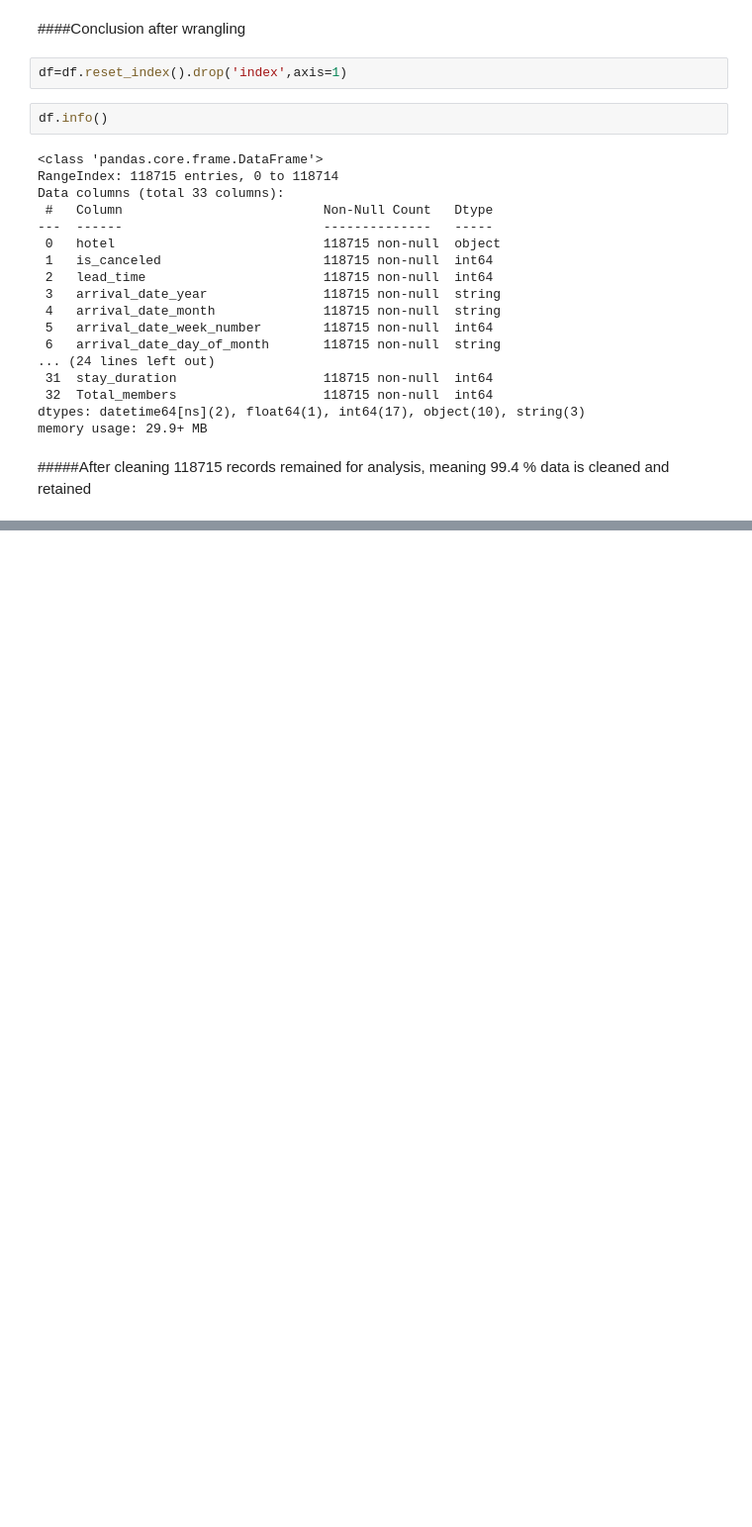
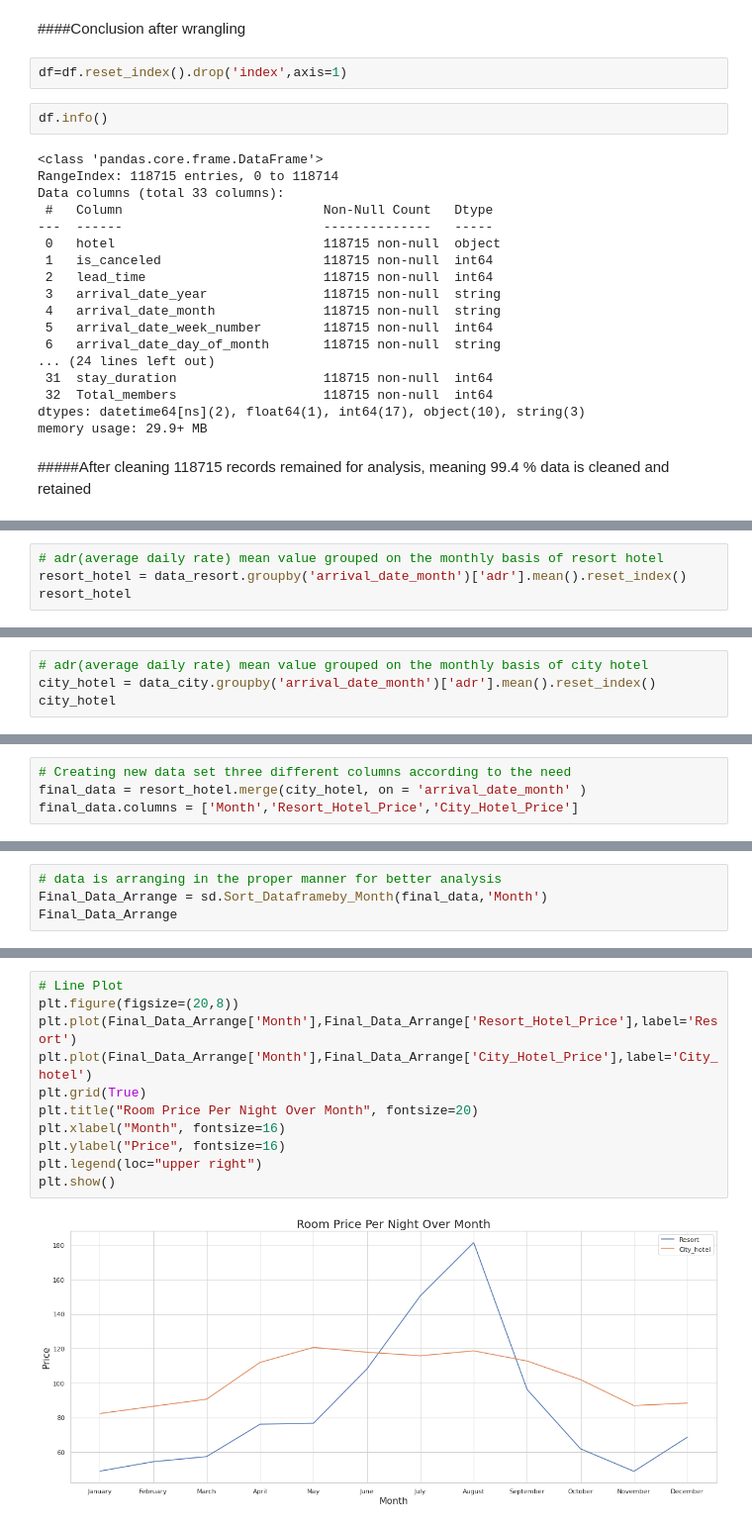
Before and after one commit to snehahampapura/Hotel-Booking-Analysis, a Jupyter notebook: Hotel_Booking_Analysis_Capstone_Project.ipynb, the cells around one changed output, grey strips where cells are left out. Shown: that part at 99% size. Cells and saved outputs as stored; diff of their text form; blank space fills up the shorter version.

```diff
--- a/Hotel_Booking_Analysis_Capstone_Project.ipynb
+++ b/Hotel_Booking_Analysis_Capstone_Project.ipynb
@@ -622,0 +747,4 @@ memory usage: 29.9+ MB
+# %%
+# adr(average daily rate) mean value grouped on the monthly basis of resort hotel
+resort_hotel = data_resort.groupby('arrival_date_month')['adr'].mean().reset_index()
+resort_hotel
@@ -622,0 +765,4 @@ memory usage: 29.9+ MB
+# %%
+# adr(average daily rate) mean value grouped on the monthly basis of city hotel
+city_hotel = data_city.groupby('arrival_date_month')['adr'].mean().reset_index()
+city_hotel
@@ -622,0 +783,4 @@ memory usage: 29.9+ MB
+# %%
+# Creating new data set three different columns according to the need
+final_data = resort_hotel.merge(city_hotel, on = 'arrival_date_month' )
+final_data.columns = ['Month','Resort_Hotel_Price','City_Hotel_Price']
@@ -622,0 +831,4 @@ memory usage: 29.9+ MB
+# %%
+# data is arranging in the proper manner for better analysis
+Final_Data_Arrange = sd.Sort_Dataframeby_Month(final_data,'Month')
+Final_Data_Arrange
@@ -622,0 +865,13 @@ memory usage: 29.9+ MB
+# %%
+# Line Plot
+plt.figure(figsize=(20,8))
+plt.plot(Final_Data_Arrange['Month'],Final_Data_Arrange['Resort_Hotel_Price'],label='Resort')
+plt.plot(Final_Data_Arrange['Month'],Final_Data_Arrange['City_Hotel_Price'],label='City_hotel')
+plt.grid(True)
+plt.title("Room Price Per Night Over Month", fontsize=20)
+plt.xlabel("Month", fontsize=16)
+plt.ylabel("Price", fontsize=16)
+plt.legend(loc="upper right")
+plt.show()
+# %% [output]
+[figure, added]
```
Also changed, not shown: parts of 45 cells of this notebook.
